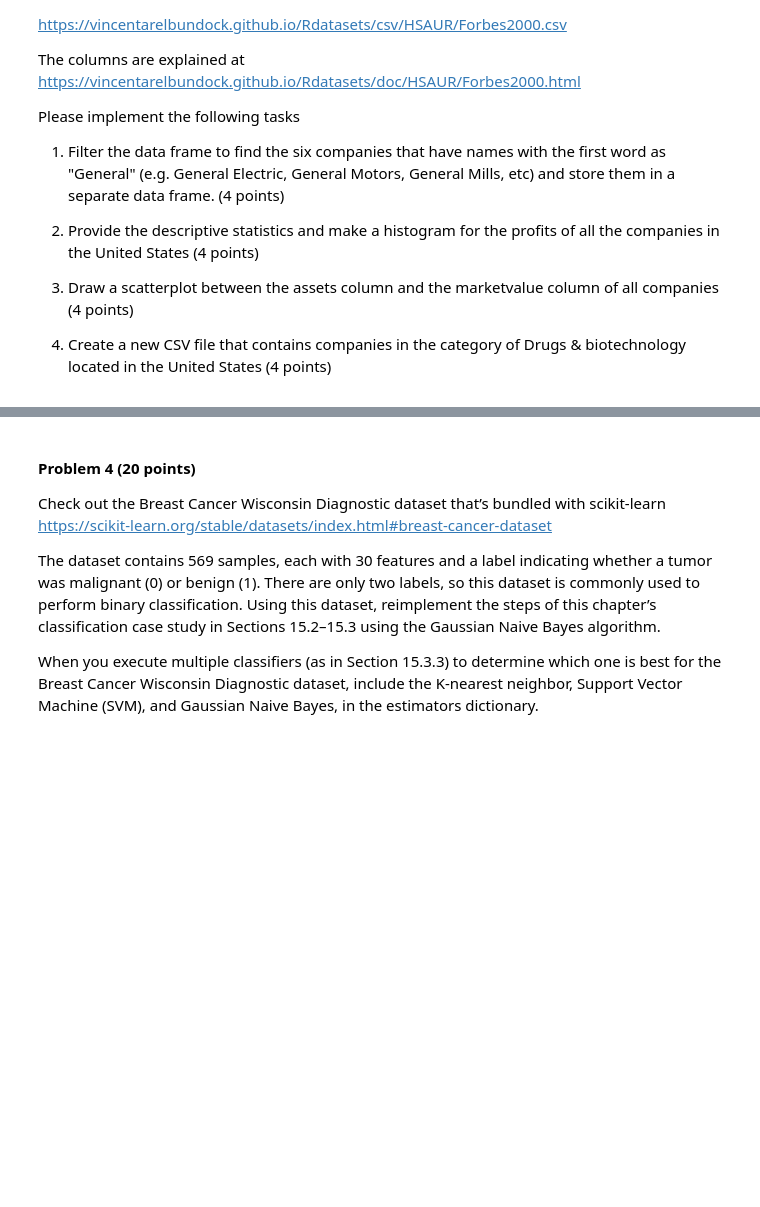
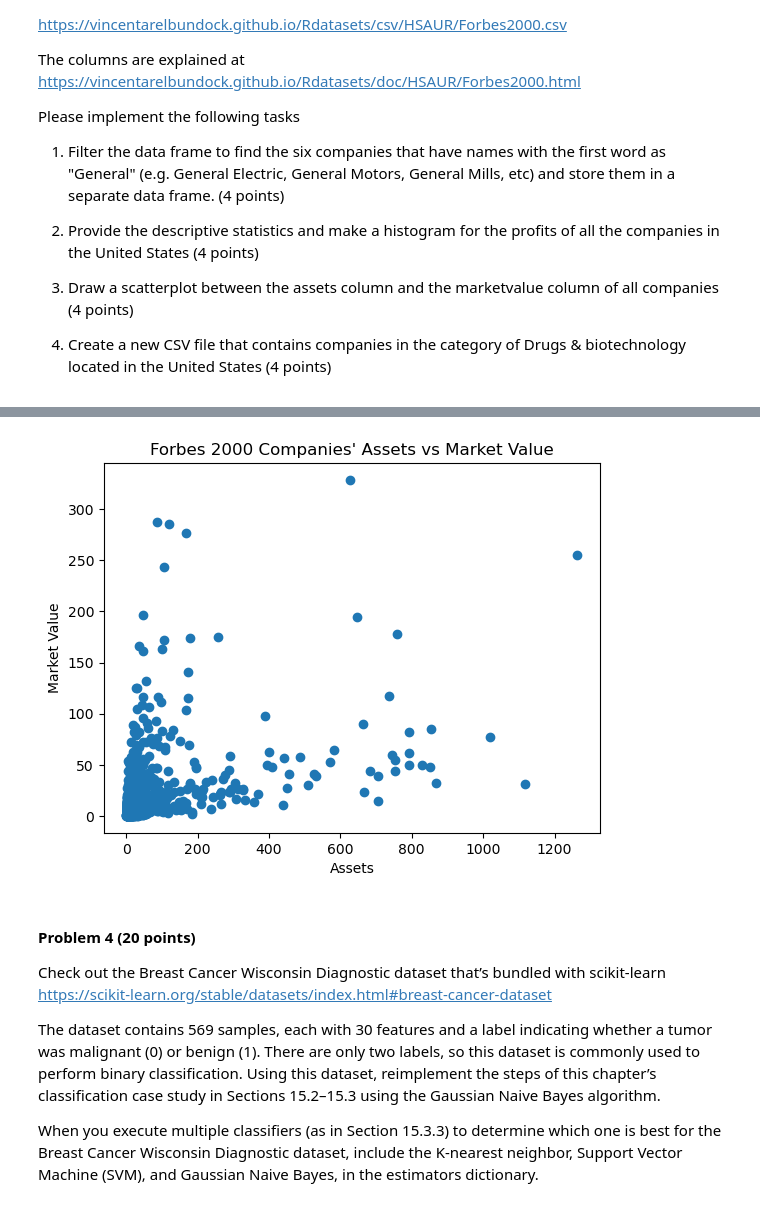
Before and after one commit to ZachIngram04/MBIO4783-Final, a Jupyter notebook: Exam_Final.ipynb, the cells around one changed output, grey strips where cells are left out. Drawn from its saved outputs; the diff is of its cells as text; code cells hidden in the pictures; blank space fills up the shorter version.

```diff
--- a/Exam_Final.ipynb
+++ b/Exam_Final.ipynb
@@ -326,0 +371,11 @@ Name: profits, dtype: float64
+# %%
+plt.figure()
+
+plt.title('Forbes 2000 Companies\' Assets vs Market Value')
+plt.xlabel('Assets')
+plt.ylabel('Market Value')
+plt.scatter(forbes2000_df['assets'], forbes2000_df['market value'])
+
+plt.show()
+# %% [output]
+[figure, added]
```
Also changed, not shown: parts of 19 cells of this notebook.
